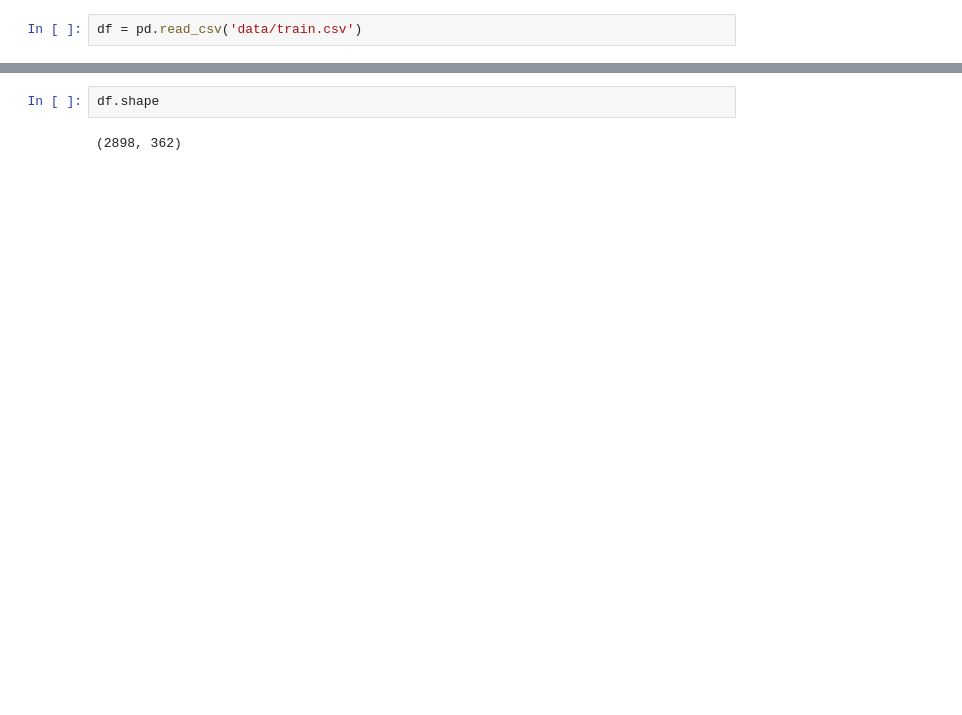
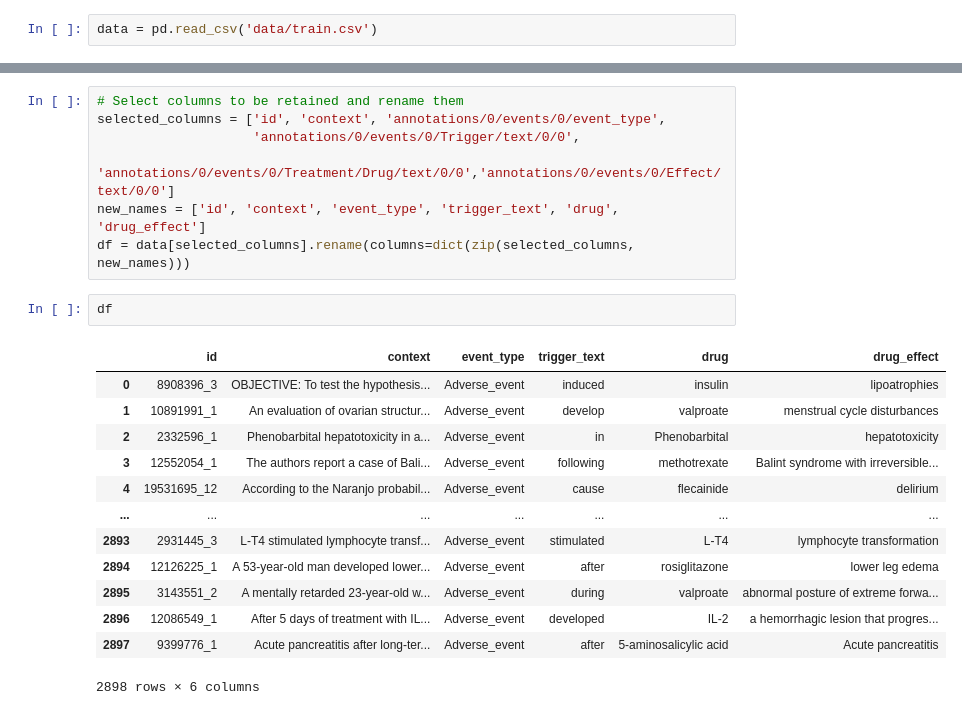
Before and after one commit to vandavilli/My-AIML-Portfolio, a Jupyter notebook: Capstone/pharmacovigilance-main/1-EDA.ipynb, the cells around one changed output, grey strips where cells are left out. Drawn from its saved outputs; the diff is of its cells as text; blank space fills up the shorter version.

```diff
--- a/Capstone/pharmacovigilance-main/1-EDA.ipynb
+++ b/Capstone/pharmacovigilance-main/1-EDA.ipynb
@@ -12,4 +14,4 @@ import string
 
 from sklearn.feature_extraction.text import CountVectorizer
 # %%
-df = pd.read_csv('data/train.csv')
+data = pd.read_csv('data/train.csv')
@@ -16,4 +40,23 @@ df = pd.read_csv('data/train.csv')
+# %%
+# Select columns to be retained and rename them
+selected_columns = ['id', 'context', 'annotations/0/events/0/event_type',
+                    'annotations/0/events/0/Trigger/text/0/0',
+                    'annotations/0/events/0/Treatment/Drug/text/0/0','annotations/0/events/0/Effect/text/0/0']
+new_names = ['id', 'context', 'event_type', 'trigger_text', 'drug', 'drug_effect']
+df = data[selected_columns].rename(columns=dict(zip(selected_columns, new_names)))
 # %%
-df.shape
+df
 # %% [output]
+|  | id | context | event_type | trigger_text | drug | drug_effect |
+| 0 | 8908396_3 | OBJECTIVE: To test the hypothesis... | Adverse_event | induced | insulin | lipoatrophies |
+| 1 | 10891991_1 | An evaluation of ovarian structur... | Adverse_event | develop | valproate | menstrual cycle disturbances |
+| 2 | 2332596_1 | Phenobarbital hepatotoxicity in a... | Adverse_event | in | Phenobarbital | hepatotoxicity |
+| 3 | 12552054_1 | The authors report a case of Bali... | Adverse_event | following | methotrexate | Balint syndrome with irreversible... |
+| 4 | 19531695_12 | According to the Naranjo probabil... | Adverse_event | cause | flecainide | delirium |
+| ... | ... | ... | ... | ... | ... | ... |
+| 2893 | 2931445_3 | L-T4 stimulated lymphocyte transf... | Adverse_event | stimulated | L-T4 | lymphocyte transformation |
+| 2894 | 12126225_1 | A 53-year-old man developed lower... | Adverse_event | after | rosiglitazone | lower leg edema |
+| 2895 | 3143551_2 | A mentally retarded 23-year-old w... | Adverse_event | during | valproate | abnormal posture of extreme forwa... |
+| 2896 | 12086549_1 | After 5 days of treatment with IL... | Adverse_event | developed | IL-2 | a hemorrhagic lesion that progres... |
+| 2897 | 9399776_1 | Acute pancreatitis after long-ter... | Adverse_event | after | 5-aminosalicylic acid | Acute pancreatitis |
-(2898, 362)
+2898 rows × 6 columns
```
Also changed, not shown: parts of 7 cells of this notebook, 1 other file.
